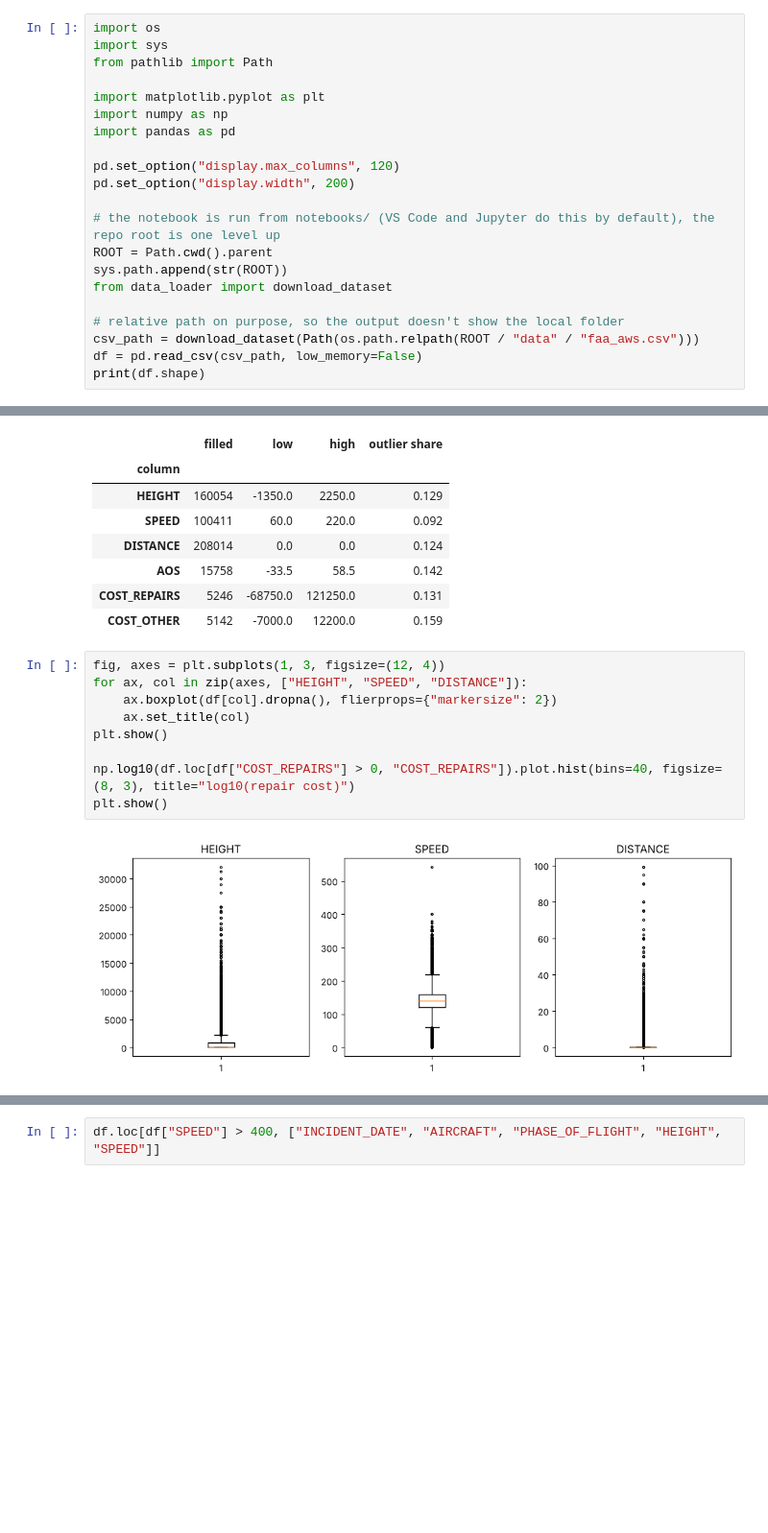
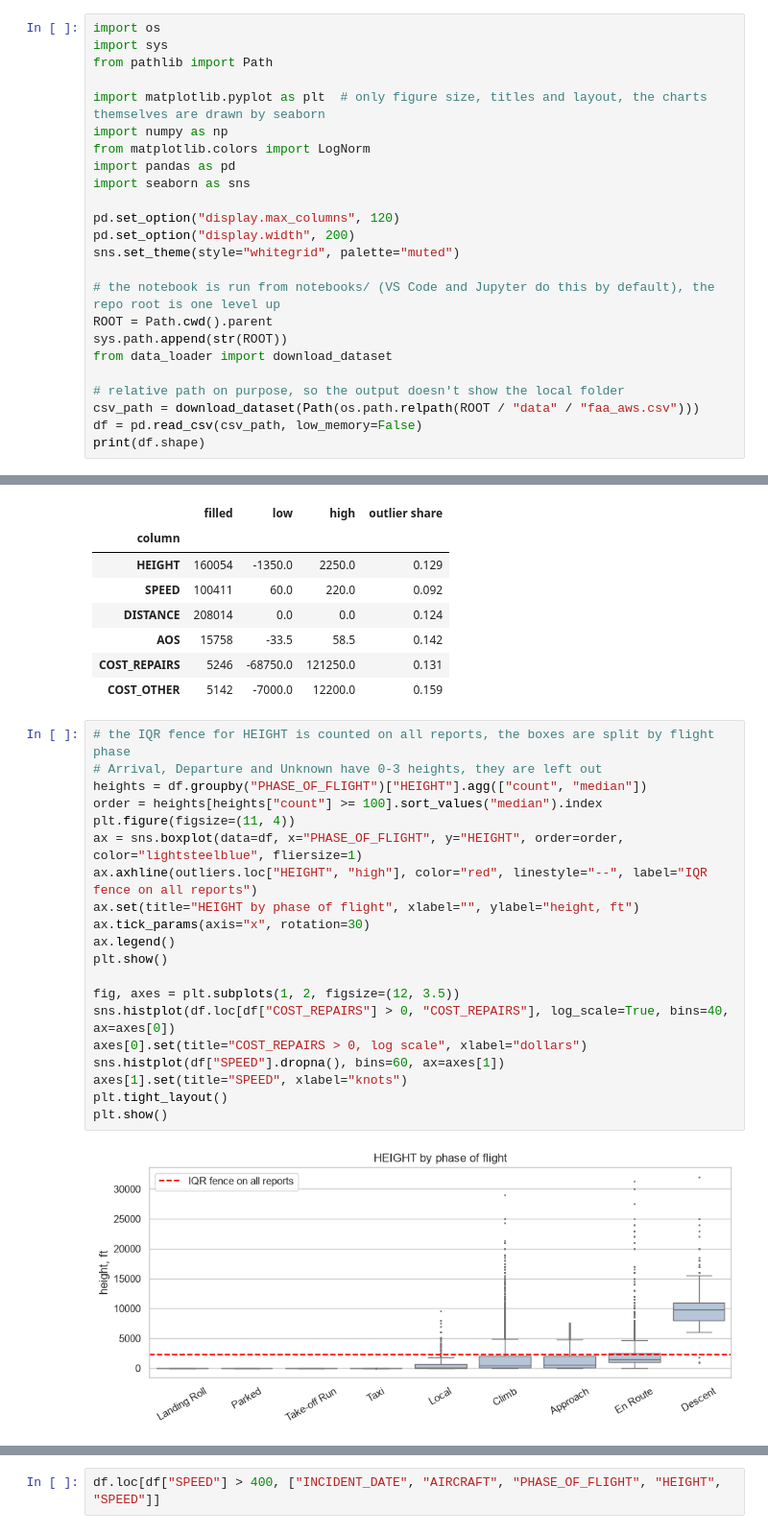
Before and after one commit to Sad-Ira/Data_Engineering, a Jupyter notebook: notebooks/EDA.ipynb, the cells around one changed output, grey strips where cells are left out. Shown at 96% size. Saved outputs shown, nothing was run; the diff lists cells and outputs as text; blank space fills up the shorter version.

```diff
--- a/notebooks/EDA.ipynb
+++ b/notebooks/EDA.ipynb
@@ -22,12 +24,15 @@ import os
 import sys
 from pathlib import Path
 
-import matplotlib.pyplot as plt
+import matplotlib.pyplot as plt  # only figure size, titles and layout, the charts themselves are drawn by seaborn
 import numpy as np
+from matplotlib.colors import LogNorm
 import pandas as pd
+import seaborn as sns
 
 pd.set_option("display.max_columns", 120)
 pd.set_option("display.width", 200)
+sns.set_theme(style="whitegrid", palette="muted")
 
 # the notebook is run from notebooks/ (VS Code and Jupyter do this by default), the repo root is one level up
 ROOT = Path.cwd().parent
@@ -350,13 +385,24 @@ outliers
 | COST_REPAIRS | 5246 | -68750.0 | 121250.0 | 0.131 |
 | COST_OTHER | 5142 | -7000.0 | 12200.0 | 0.159 |
 # %%
-fig, axes = plt.subplots(1, 3, figsize=(12, 4))
-for ax, col in zip(axes, ["HEIGHT", "SPEED", "DISTANCE"]):
-    ax.boxplot(df[col].dropna(), flierprops={"markersize": 2})
-    ax.set_title(col)
+# the IQR fence for HEIGHT is counted on all reports, the boxes are split by flight phase
+# Arrival, Departure and Unknown have 0-3 heights, they are left out
+heights = df.groupby("PHASE_OF_FLIGHT")["HEIGHT"].agg(["count", "median"])
+order = heights[heights["count"] >= 100].sort_values("median").index
+plt.figure(figsize=(11, 4))
+ax = sns.boxplot(data=df, x="PHASE_OF_FLIGHT", y="HEIGHT", order=order, color="lightsteelblue", fliersize=1)
+ax.axhline(outliers.loc["HEIGHT", "high"], color="red", linestyle="--", label="IQR fence on all reports")
+ax.set(title="HEIGHT by phase of flight", xlabel="", ylabel="height, ft")
+ax.tick_params(axis="x", rotation=30)
+ax.legend()
 plt.show()
 
-np.log10(df.loc[df["COST_REPAIRS"] > 0, "COST_REPAIRS"]).plot.hist(bins=40, figsize=(8, 3), title="log10(repair cost)")
+fig, axes = plt.subplots(1, 2, figsize=(12, 3.5))
+sns.histplot(df.loc[df["COST_REPAIRS"] > 0, "COST_REPAIRS"], log_scale=True, bins=40, ax=axes[0])
+axes[0].set(title="COST_REPAIRS > 0, log scale", xlabel="dollars")
+sns.histplot(df["SPEED"].dropna(), bins=60, ax=axes[1])
+axes[1].set(title="SPEED", xlabel="knots")
+plt.tight_layout()
 plt.show()
 # %% [output]
-[figure, old version]
+[figure, new version]
```
Also changed, not shown: parts of 23 cells of this notebook, 2 other files.
